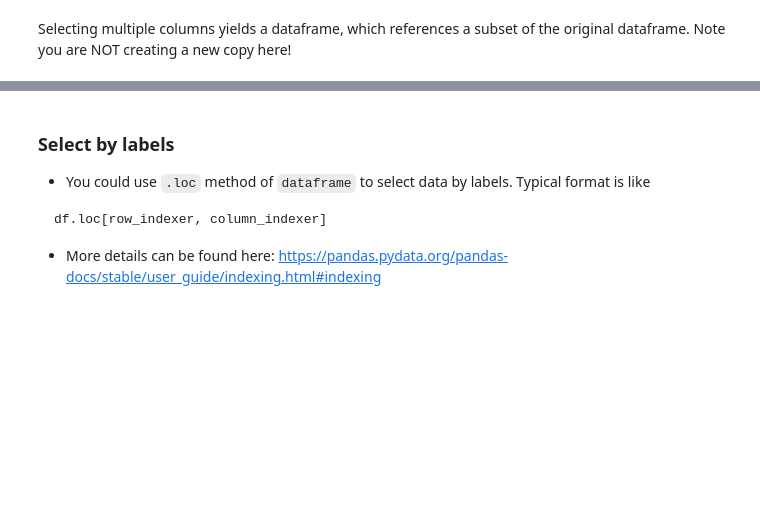
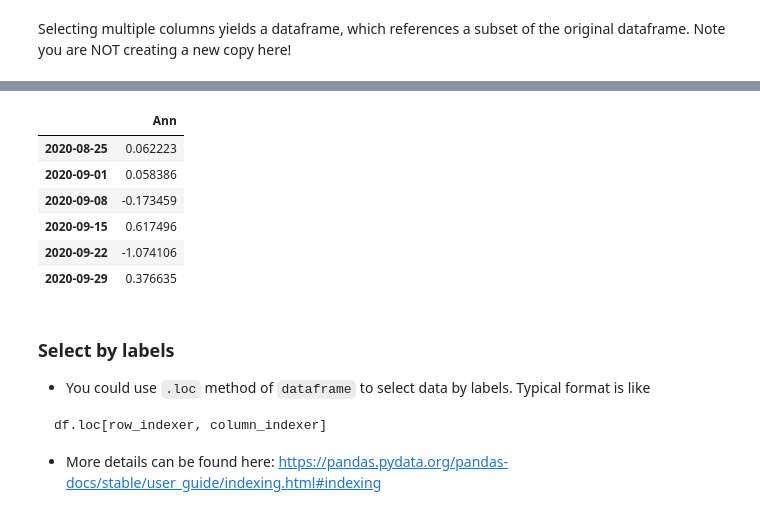
Before and after one commit to xiangshiyin/data-programming-with-python, a Jupyter notebook: 2023-summmer/2023-06-21/notebook/concept_and_code_demo.ipynb, the cells around one changed output, grey strips where cells are left out. Cells and saved outputs as stored; diff of their text form; code cells hidden in the pictures; blank space fills up the shorter version.

```diff
--- a/2023-summmer/2023-06-21/notebook/concept_and_code_demo.ipynb
+++ b/2023-summmer/2023-06-21/notebook/concept_and_code_demo.ipynb
@@ -497,3 +978,13 @@ type(df[['Ann','Bob']])
+# %%
+df[['Ann']]
+# %% [output]
+|  | Ann |
+| 2020-08-25 | 0.062223 |
+| 2020-09-01 | 0.058386 |
+| 2020-09-08 | -0.173459 |
+| 2020-09-15 | 0.617496 |
+| 2020-09-22 | -1.074106 |
+| 2020-09-29 | 0.376635 |
 # %% [markdown]
 ### Select by labels
 * You could use `.loc` method of `dataframe` to select data by labels. Typical format is like
```
Also changed, not shown: parts of 147 cells of this notebook.
